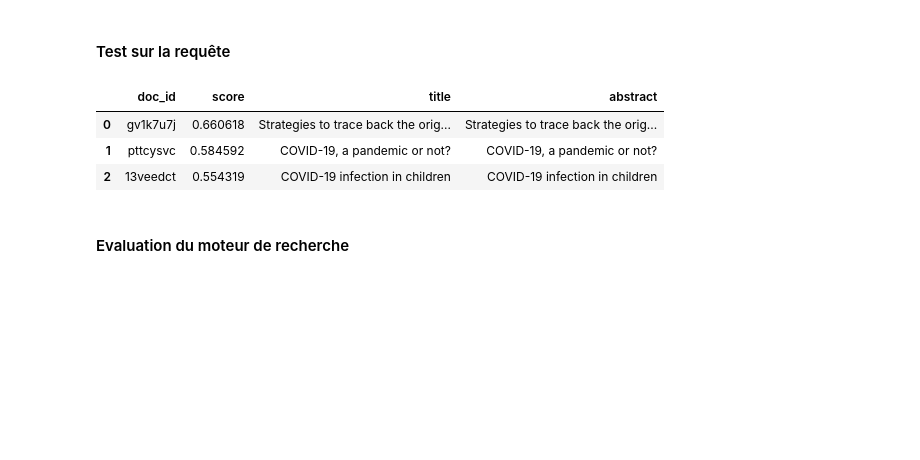
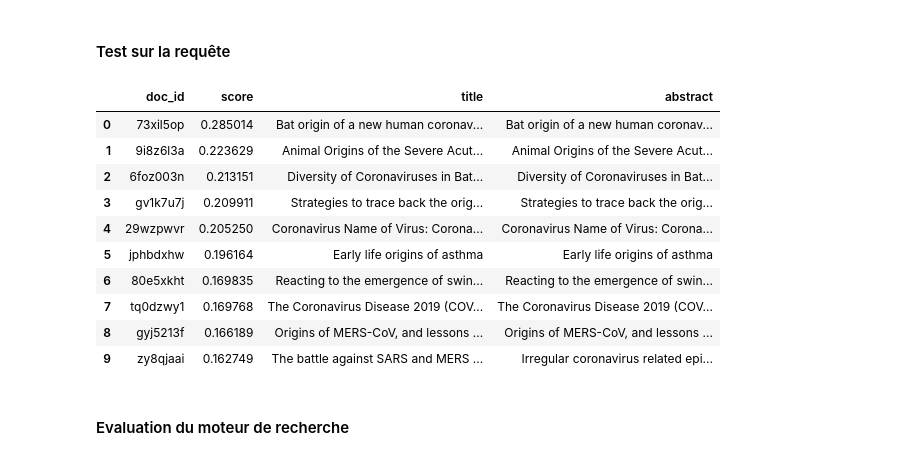
Before and after one commit to rosalie0309/TAL, a Jupyter notebook: round1_v2.ipynb, the cells around one changed output. Drawn from its saved outputs; the diff is of its cells as text; code cells hidden in the pictures; blank space fills up the shorter version.

```diff
--- a/round1_v2.ipynb
+++ b/round1_v2.ipynb
@@ -742,12 +742,19 @@ def search_tfidf(query_text, top_k=10):
 #### Test sur la requête
 # %%
 query = "origin of COVID-19"
-display_search_results(search_tfidf(query, top_k=3), query)
+display_search_results(search_tfidf(query, top_k=10), query)
 # %% [output]
 |  | doc_id | score | title | abstract |
-| 0 | gv1k7u7j | 0.660618 | Strategies to trace back the orig... | Strategies to trace back the orig... |
-| 1 | pttcysvc | 0.584592 | COVID-19, a pandemic or not? | COVID-19, a pandemic or not? |
-| 2 | 13veedct | 0.554319 | COVID-19 infection in children | COVID-19 infection in children |
+| 0 | 73xil5op | 0.285014 | Bat origin of a new human coronav... | Bat origin of a new human coronav... |
+| 1 | 9i8z6l3a | 0.223629 | Animal Origins of the Severe Acut... | Animal Origins of the Severe Acut... |
+| 2 | 6foz003n | 0.213151 | Diversity of Coronaviruses in Bat... | Diversity of Coronaviruses in Bat... |
+| 3 | gv1k7u7j | 0.209911 | Strategies to trace back the orig... | Strategies to trace back the orig... |
+| 4 | 29wzpwvr | 0.205250 | Coronavirus Name of Virus: Corona... | Coronavirus Name of Virus: Corona... |
+| 5 | jphbdxhw | 0.196164 | Early life origins of asthma | Early life origins of asthma |
+| 6 | 80e5xkht | 0.169835 | Reacting to the emergence of swin... | Reacting to the emergence of swin... |
+| 7 | tq0dzwy1 | 0.169768 | The Coronavirus Disease 2019 (COV... | The Coronavirus Disease 2019 (COV... |
+| 8 | gyj5213f | 0.166189 | Origins of MERS-CoV, and lessons ... | Origins of MERS-CoV, and lessons ... |
+| 9 | zy8qjaai | 0.162749 | The battle against SARS and MERS ... | Irregular coronavirus related epi... |
 # %% [markdown]
 #### Evaluation du moteur de recherche
 # %%
```
Also changed, not shown: parts of 31 cells of this notebook, 1 other file.
